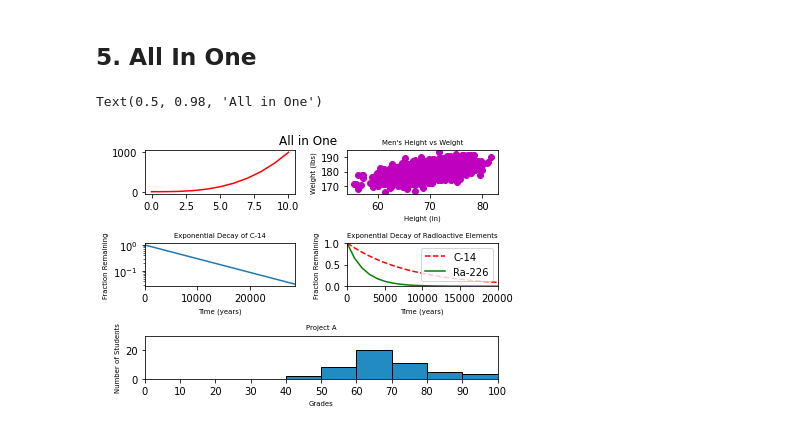
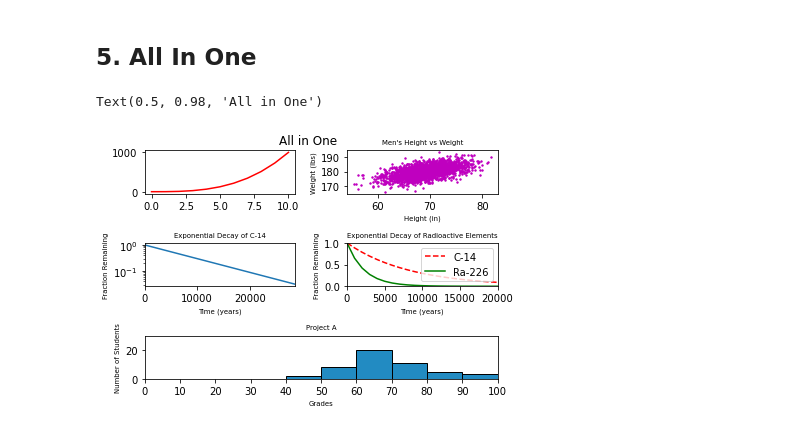
Before and after one commit to ralexrivero/_hbtnml, a Jupyter notebook: math/0x01-plotting/0x01-plotting.ipynb, the cells around one changed output. Drawn from its saved outputs; the diff is of its cells as text; code cells hidden in the pictures.

```diff
--- a/math/0x01-plotting/0x01-plotting.ipynb
+++ b/math/0x01-plotting/0x01-plotting.ipynb
@@ -186,8 +186,8 @@ plt.rcParams.update({'axes.labelsize': 'x-small'})
 plt.title('All in One')
 plt0.plot(np.arange(0, 11), y0, 'r-')
 
-""" 1 """
-plt1.scatter(x1, y1, color='m')
+""" 1 scatter """
+plt1.scatter(x1, y1, color='m', s=2)
 plt1.set_title('Scatter Plot')
 plt1.set_xlabel('Height (in)')
 plt1.set_ylabel('Weight (lbs)')
@@ -200,31 +200,31 @@ plt2.set_ylabel('Fraction Remaining')
 plt2.set_title('Exponential Decay of C-14')
 plt2.set_yscale('log')
 plt2.set_xlim(0, 28650)
 
 """ 3 """
 plt3.plot(x3, y31, 'r--')
 plt3.plot(x3, y32, 'g-')
 plt3.set_xlabel('Time (years)')
 plt3.set_ylabel('Fraction Remaining')
 plt3.set_title('Exponential Decay of Radioactive Elements')
 plt3.set_xlim(0, 20000)
 plt3.set_ylim(0, 1)
 plt3.legend(['C-14', 'Ra-226'])
 
 """ 4 """
 plt4.set_xlabel('Grades')
 plt4.set_ylabel('Number of Students')
 plt4.set_title('Project A')
 plt4.set_xlim(0, 100)
 plt4.set_ylim(0, 30)
 plt4.locator_params('x', nbins=10)
 plt4.hist(student_grades, bins=10, color='#228BC2',
           edgecolor='k', range=(0, 100))
 
 """ pack and display plots """
 
 plt.tight_layout()
 plt.suptitle('All in One')
 # %% [output]
 Text(0.5, 0.98, 'All in One')
-[figure, old version]
+[figure, new version]
```
Also changed, not shown: parts of 4 cells of this notebook, 3 other files.
